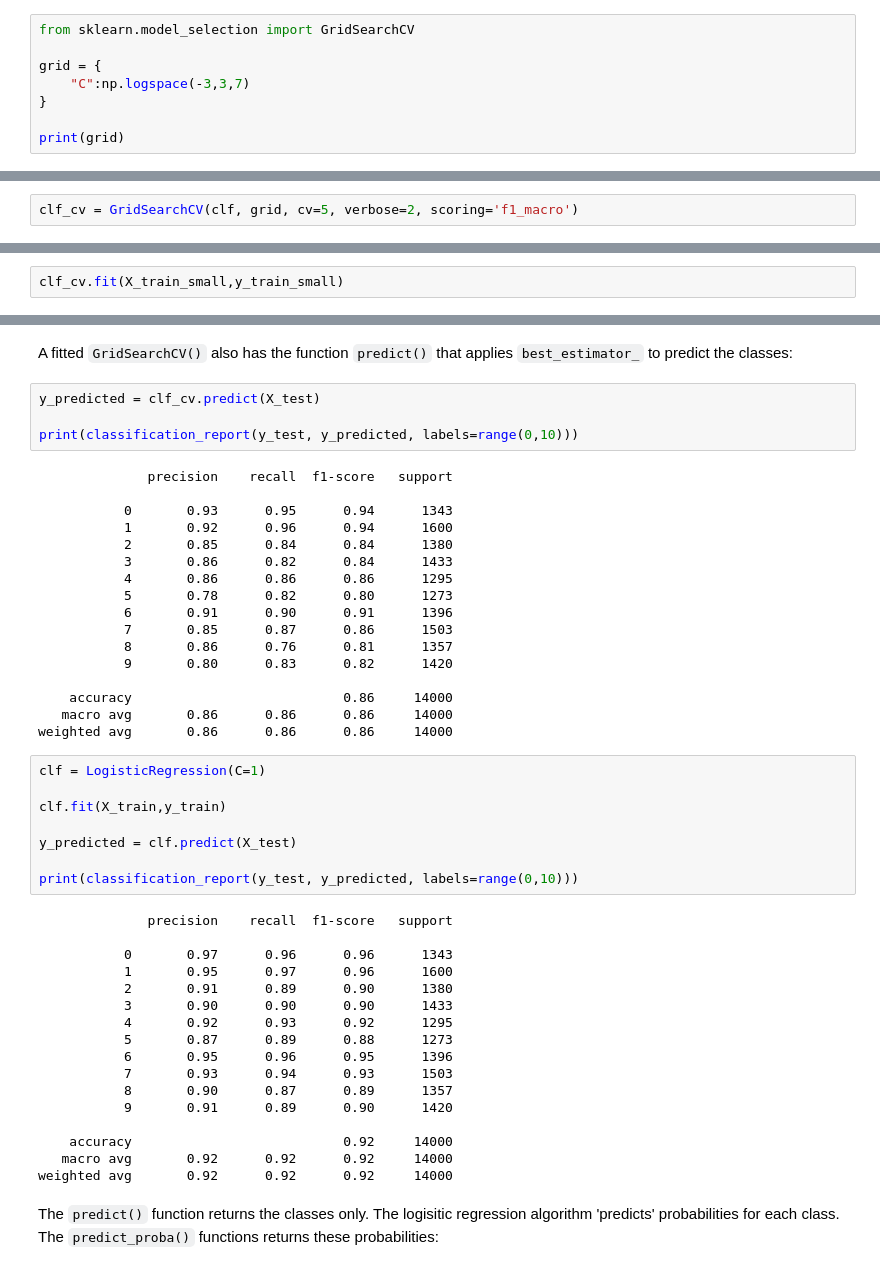
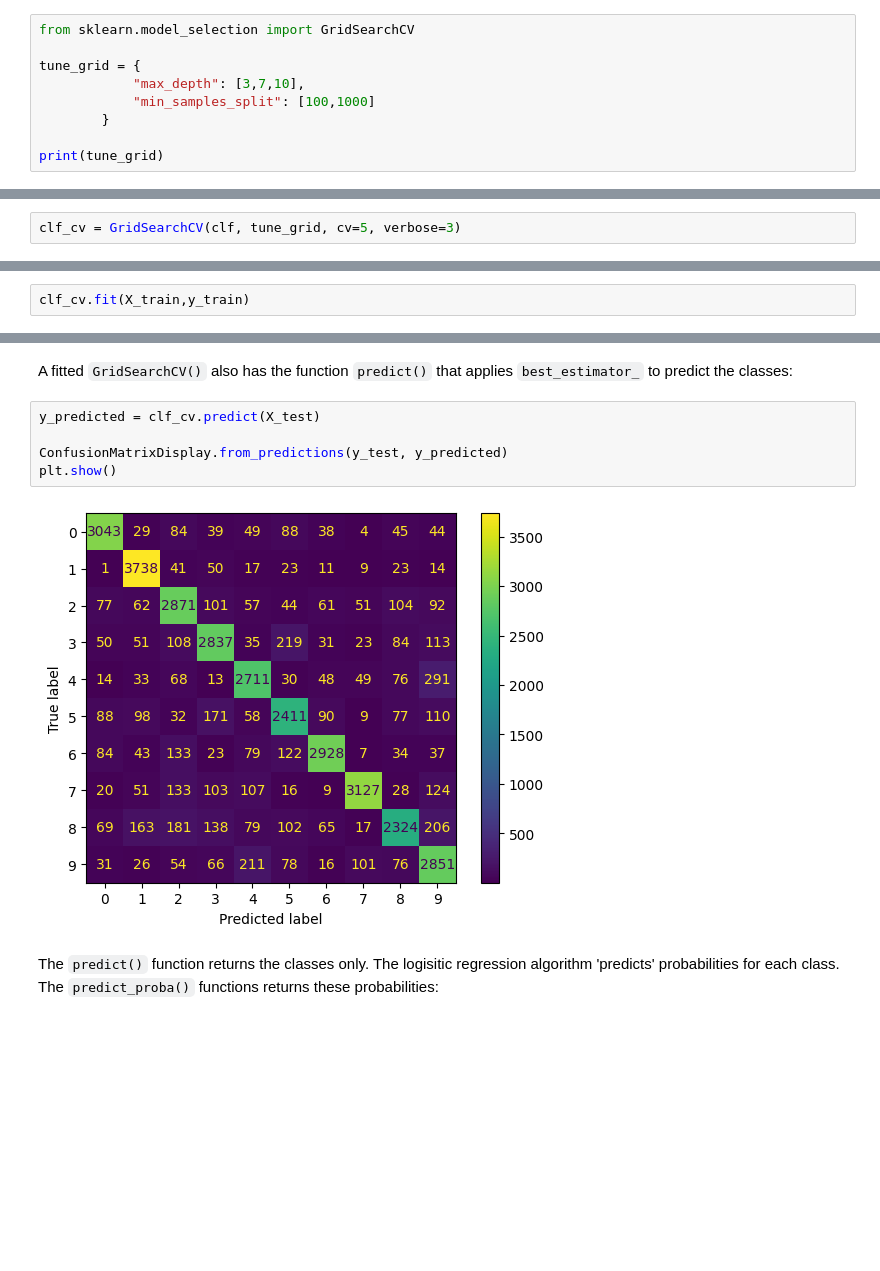
Before and after one commit to sdgroeve/Machine-Learning-Course-2days, a Jupyter notebook: mnist.ipynb, the cells around one changed output, grey strips where cells are left out. Saved outputs shown, nothing was run; the diff lists cells and outputs as text; blank space fills up the shorter version.

```diff
--- a/mnist.ipynb
+++ b/mnist.ipynb
@@ -281,9 +231,10 @@ In `GridSearchCV()` you define the hyperparameter values to consider as a Python
 # %%
 from sklearn.model_selection import GridSearchCV
 
-grid = {
-    "C":np.logspace(-3,3,7)
-}
+tune_grid = {
+            "max_depth": [3,7,10],
+            "min_samples_split": [100,1000]
+        }
 
-print(grid)
+print(tune_grid)
 # %% [output]
@@ -291,5 +242,5 @@ print(grid)
 # %% [markdown]
 Next, we can initialize `GridSearchCV()` just like any other model in Scikit-learn:
 # %%
-clf_cv = GridSearchCV(clf, grid, cv=5, verbose=2, scoring='f1_macro')
+clf_cv = GridSearchCV(clf, tune_grid, cv=5, verbose=3)
 # %% [markdown]
@@ -301,3 +248,3 @@ y_train_small = y_train[idx]
 # %%
-clf_cv.fit(X_train_small,y_train_small)
+clf_cv.fit(X_train,y_train)
 # %% [output]
@@ -353,49 +285,10 @@ A fitted `GridSearchCV()` also has the function `predict()` that applies `best_e
 # %%
 y_predicted = clf_cv.predict(X_test)
 
-print(classification_report(y_test, y_predicted, labels=range(0,10)))
+ConfusionMatrixDisplay.from_predictions(y_test, y_predicted)
+plt.show()
 # %% [output]
-              precision    recall  f1-score   support
-
-           0       0.93      0.95      0.94      1343
-           1       0.92      0.96      0.94      1600
-           2       0.85      0.84      0.84      1380
-           3       0.86      0.82      0.84      1433
-           4       0.86      0.86      0.86      1295
-           5       0.78      0.82      0.80      1273
-           6       0.91      0.90      0.91      1396
-           7       0.85      0.87      0.86      1503
-           8       0.86      0.76      0.81      1357
-           9       0.80      0.83      0.82      1420
-
-    accuracy                           0.86     14000
-   macro avg       0.86      0.86      0.86     14000
-weighted avg       0.86      0.86      0.86     14000
+[figure, added]
-# %%
-clf = LogisticRegression(C=1)
-
-clf.fit(X_train,y_train)
-
-y_predicted = clf.predict(X_test)
-
-print(classification_report(y_test, y_predicted, labels=range(0,10)))
-# %% [output]
-              precision    recall  f1-score   support
-
-           0       0.97      0.96      0.96      1343
-           1       0.95      0.97      0.96      1600
-           2       0.91      0.89      0.90      1380
-           3       0.90      0.90      0.90      1433
-           4       0.92      0.93      0.92      1295
-           5       0.87      0.89      0.88      1273
-           6       0.95      0.96      0.95      1396
-           7       0.93      0.94      0.93      1503
-           8       0.90      0.87      0.89      1357
-           9       0.91      0.89      0.90      1420
-
-    accuracy                           0.92     14000
-   macro avg       0.92      0.92      0.92     14000
-weighted avg       0.92      0.92      0.92     14000
 # %% [markdown]
 The `predict()` function returns the classes only. The logisitic regression algorithm 'predicts' probabilities for each class. The `predict_proba()` functions returns these probabilities:
 # %%
```
Also changed, not shown: parts of 37 cells of this notebook.
